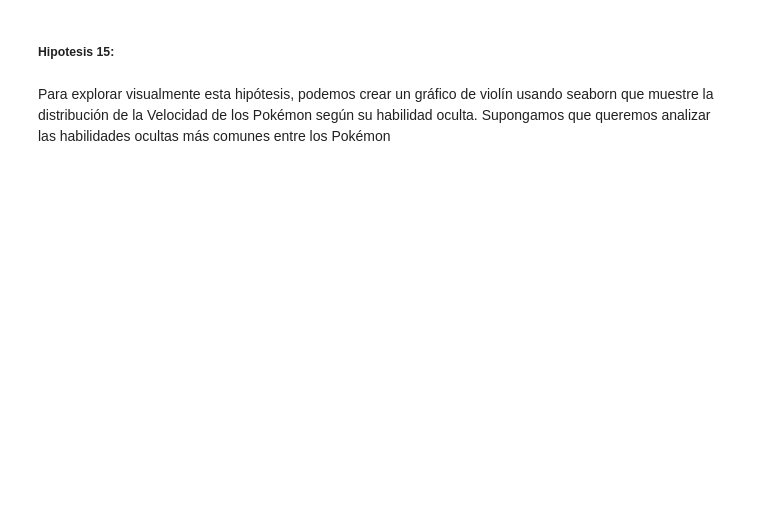
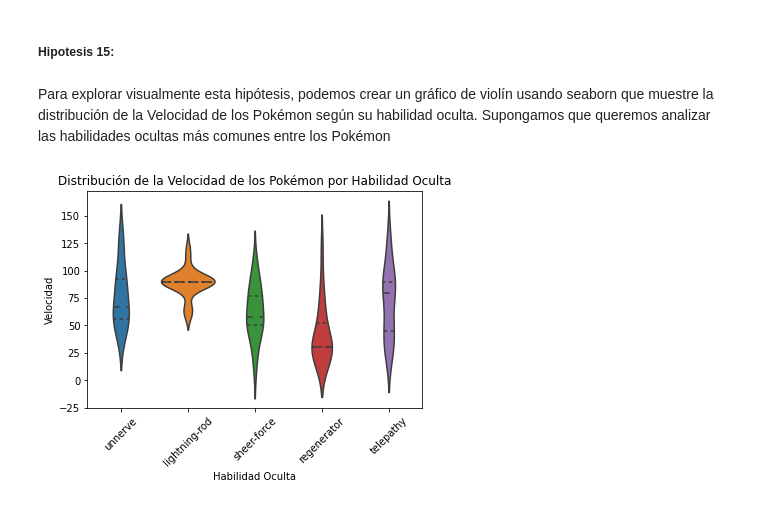
Before and after one commit to tonilocust/Data_Analyst, a Jupyter notebook: 3-API/Teoría/API.ipynb, the cells around one changed output. Saved outputs shown, nothing was run; the diff lists cells and outputs as text; code cells hidden in the pictures; blank space fills up the shorter version.

```diff
--- a/3-API/Teoría/API.ipynb
+++ b/3-API/Teoría/API.ipynb
@@ -419,6 +597,9 @@ else:
 Para probar esta hipótesis, utilizaremos una prueba T de Student para muestras independientes para comparar las medias de Ataque de los Pokémon de tipo Dragón y todos los Pokémon.
 # %%
 from scipy.stats import ttest_ind
+
+# Convertir la columna 'attack' en un tipo numérico
+pokemon_df["attack"] = pd.to_numeric(pokemon_df["attack"])
 
 # Obtener los datos de Ataque de todos los Pokémon
 all_pokemon_attack = pokemon_df["attack"].values
@@ -450,6 +639,9 @@ else:
 Para probar esta hipótesis, utilizaremos una prueba T de Student para muestras independientes para comparar las medias de Defensa de los Pokémon con la habilidad "Intimidate" y todos los Pokémon.
 # %%
 from scipy.stats import ttest_ind
+
+# Convertir la columna 'attack' en un tipo numérico
+pokemon_df["defense"] = pd.to_numeric(pokemon_df["defense"])
 
 # Obtener los datos de Defensa de todos los Pokémon
 all_pokemon_defense = pokemon_df["defense"].values
@@ -484,7 +680,7 @@ Para probar esta hipótesis, utilizaremos ANOVA (Análisis de Varianza) para com
 from scipy.stats import f_oneway
 
 # Crear una columna con las estadísticas totales de cada Pokémon
-pokemon_df["total_stats"] = pokemon_df["hp"] + pokemon_df["attack"] + pokemon_df["defense"] + pokemon_df["sp_attack"] + pokemon_df["sp_defense"] + pokemon_df["speed"]
+pokemon_df["total_stats"] = pokemon_df["hp"] + pokemon_df["attack"] + pokemon_df["defense"] + pokemon_df["special-attack"] + pokemon_df["special-defense"] + pokemon_df["speed"]
 
 # Obtener todas las generaciones
 generations = pokemon_df["generation"].unique()
@@ -517,6 +720,12 @@ Si se enccuentra una diferencia significativa, se puede realizar análisis post-
 Para probar esta hipótesis, utilizaremos una prueba T de Student para muestras independientes para comparar las medias de la medida similar al IMC de los Pokémon de tipo Roca y tipo Volador.
 # %%
 from scipy.stats import ttest_ind
+
+# Convertir las columnas 'weight' y 'height' a tipo float
+pokemon_df['weight'] = pokemon_df['weight'].astype(float)
+pokemon_df['height'] = pokemon_df['height'].astype(float)
+
+pokemon_df['pokemon_imc'] = pokemon_df['weight'] / (pokemon_df['height'] ** 2)
 
 # Filtrar los Pokémon de tipo Roca
 rock_pokemon = pokemon_df[pokemon_df["types"].str.contains("Rock", case=False)]
@@ -632,20 +860,25 @@ plt.show()
 # %% [markdown]
 Para explorar visualmente esta hipótesis, podemos crear un gráfico de violín usando seaborn que muestre la distribución de la Velocidad de los Pokémon según su habilidad oculta. Supongamos que queremos analizar las habilidades ocultas más comunes entre los Pokémon
 # %%
+# Convertir la columna 'speed' a tipo int o float
+pokemon_df['speed'] = pokemon_df['speed'].astype(int)
+
 # Filtrar las habilidades ocultas más comunes (por ejemplo, las 5 más comunes)
 top_hidden_abilities = pokemon_df["hidden_ability"].value_counts().head(5).index
 filtered_pokemon_df = pokemon_df[pokemon_df["hidden_ability"].isin(top_hidden_abilities)]
 
 # Crear el gráfico de violín usando seaborn
 sns.violinplot(data=filtered_pokemon_df, x="hidden_ability", y="speed", inner="quartile")
 
 # Establecer títulos y etiquetas
 plt.title("Distribución de la Velocidad de los Pokémon por Habilidad Oculta")
 plt.xlabel("Habilidad Oculta")
 plt.ylabel("Velocidad")
 
 # Girar las etiquetas del eje x para una mejor visualización
 plt.xticks(rotation=45)
 
 # Mostrar el gráfico
 plt.show()
+# %% [output]
+[figure, added]
```
Also changed, not shown: parts of 29 cells of this notebook.
